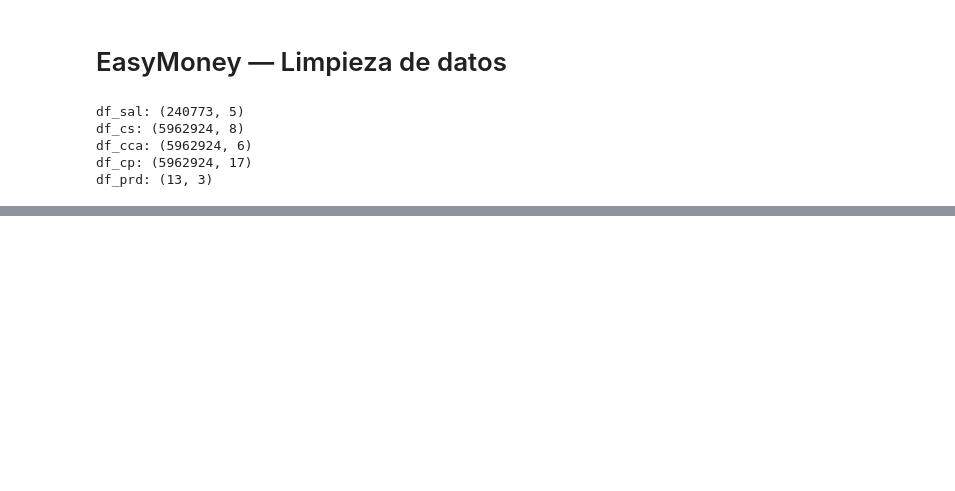
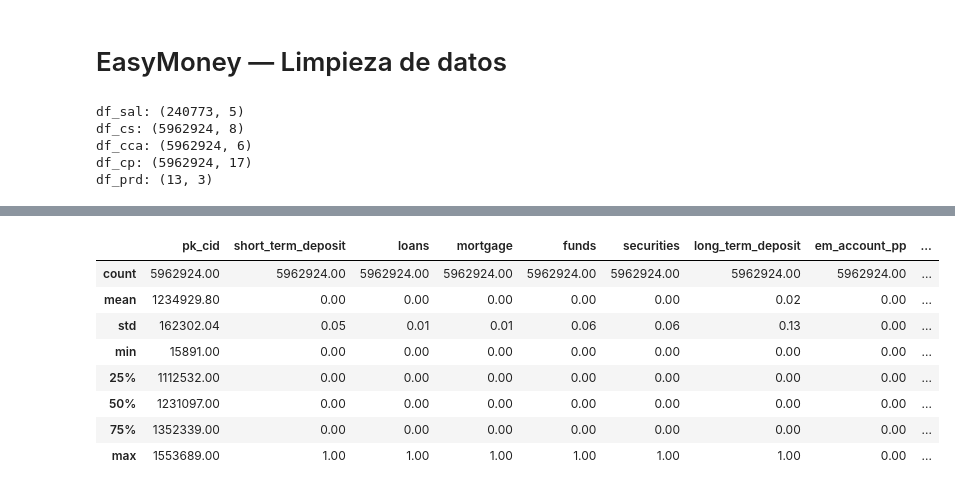
Before and after one commit to SandraMartinezg/grupo-1-dscesp-0226, a Jupyter notebook: Notebooks/01_limpieza.ipynb, the cells around one changed output, grey strips where cells are left out. Cells and saved outputs as stored; diff of their text form; code cells hidden in the pictures; blank space fills up the shorter version.

```diff
--- a/Notebooks/01_limpieza.ipynb
+++ b/Notebooks/01_limpieza.ipynb
@@ -28,0 +299,12 @@ df_prd: (13, 3)
+# %%
+df_cp.describe()
+# %% [output]
+|  | pk_cid | short_term_deposit | loans | mortgage | funds | securities | long_term_deposit | em_account_pp | ... |
+| count | 5962924.00 | 5962924.00 | 5962924.00 | 5962924.00 | 5962924.00 | 5962924.00 | 5962924.00 | 5962924.00 | ... |
+| mean | 1234929.80 | 0.00 | 0.00 | 0.00 | 0.00 | 0.00 | 0.02 | 0.00 | ... |
+| std | 162302.04 | 0.05 | 0.01 | 0.01 | 0.06 | 0.06 | 0.13 | 0.00 | ... |
+| min | 15891.00 | 0.00 | 0.00 | 0.00 | 0.00 | 0.00 | 0.00 | 0.00 | ... |
+| 25% | 1112532.00 | 0.00 | 0.00 | 0.00 | 0.00 | 0.00 | 0.00 | 0.00 | ... |
+| 50% | 1231097.00 | 0.00 | 0.00 | 0.00 | 0.00 | 0.00 | 0.00 | 0.00 | ... |
+| 75% | 1352339.00 | 0.00 | 0.00 | 0.00 | 0.00 | 0.00 | 0.00 | 0.00 | ... |
+| max | 1553689.00 | 1.00 | 1.00 | 1.00 | 1.00 | 1.00 | 1.00 | 0.00 | ... |
```
Also changed, not shown: parts of 33 cells of this notebook.
